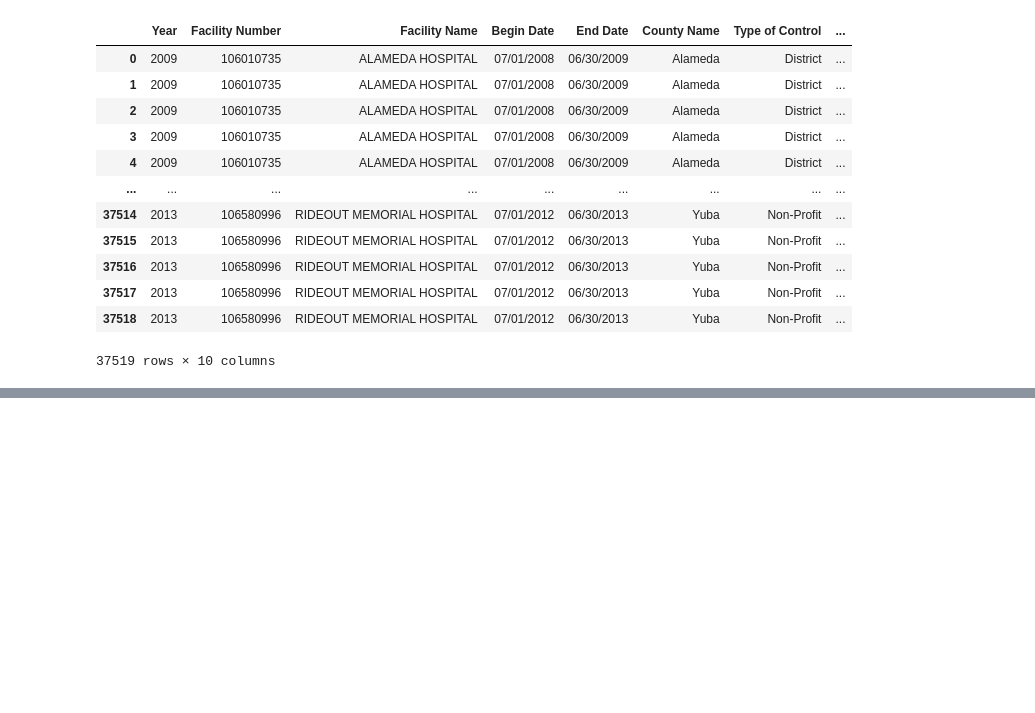
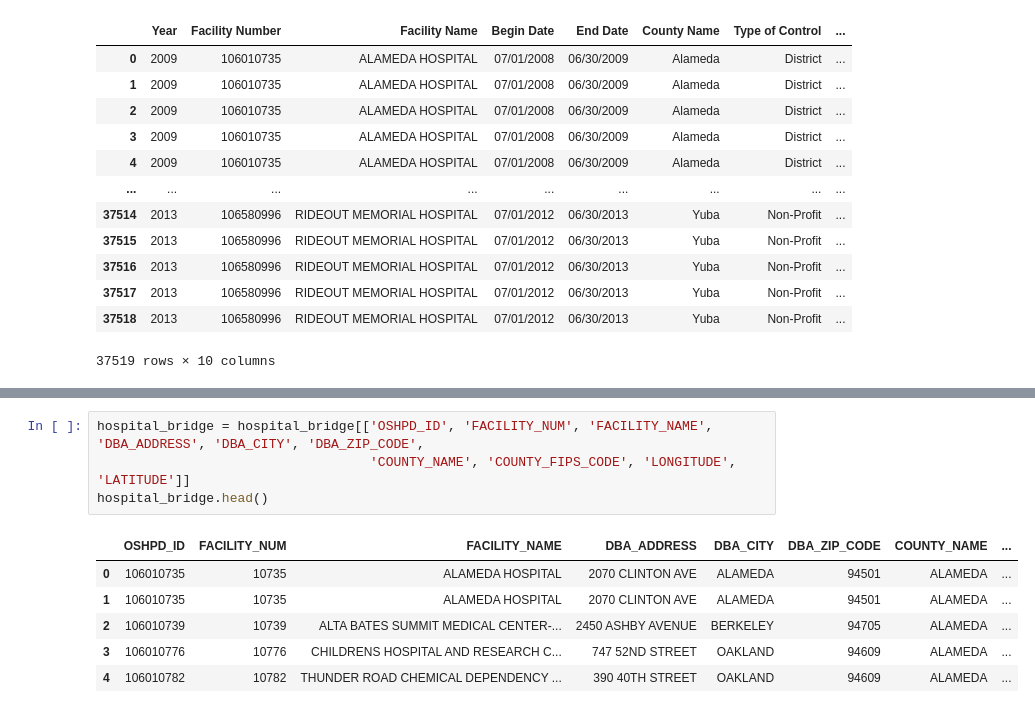
Before and after one commit to zsvorenova/ETL-project, a Jupyter notebook: Hospital staffing-data cleaning.ipynb, the cells around one changed output, grey strips where cells are left out. Cells and saved outputs as stored; diff of their text form; blank space fills up the shorter version.

```diff
--- a/Hospital staffing-data cleaning.ipynb
+++ b/Hospital staffing-data cleaning.ipynb
@@ -281,0 +309,11 @@ staffing_df
+# %%
+hospital_bridge = hospital_bridge[['OSHPD_ID', 'FACILITY_NUM', 'FACILITY_NAME', 'DBA_ADDRESS', 'DBA_CITY', 'DBA_ZIP_CODE',
+                                   'COUNTY_NAME', 'COUNTY_FIPS_CODE', 'LONGITUDE', 'LATITUDE']]
+hospital_bridge.head()
+# %% [output]
+|  | OSHPD_ID | FACILITY_NUM | FACILITY_NAME | DBA_ADDRESS | DBA_CITY | DBA_ZIP_CODE | COUNTY_NAME | ... |
+| 0 | 106010735 | 10735 | ALAMEDA HOSPITAL | 2070 CLINTON AVE | ALAMEDA | 94501 | ALAMEDA | ... |
+| 1 | 106010735 | 10735 | ALAMEDA HOSPITAL | 2070 CLINTON AVE | ALAMEDA | 94501 | ALAMEDA | ... |
+| 2 | 106010739 | 10739 | ALTA BATES SUMMIT MEDICAL CENTER-... | 2450 ASHBY AVENUE | BERKELEY | 94705 | ALAMEDA | ... |
+| 3 | 106010776 | 10776 | CHILDRENS HOSPITAL AND RESEARCH C... | 747 52ND STREET | OAKLAND | 94609 | ALAMEDA | ... |
+| 4 | 106010782 | 10782 | THUNDER ROAD CHEMICAL DEPENDENCY ... | 390 40TH STREET | OAKLAND | 94609 | ALAMEDA | ... |
```
Also changed, not shown: parts of 15 cells of this notebook, 3 other files.
